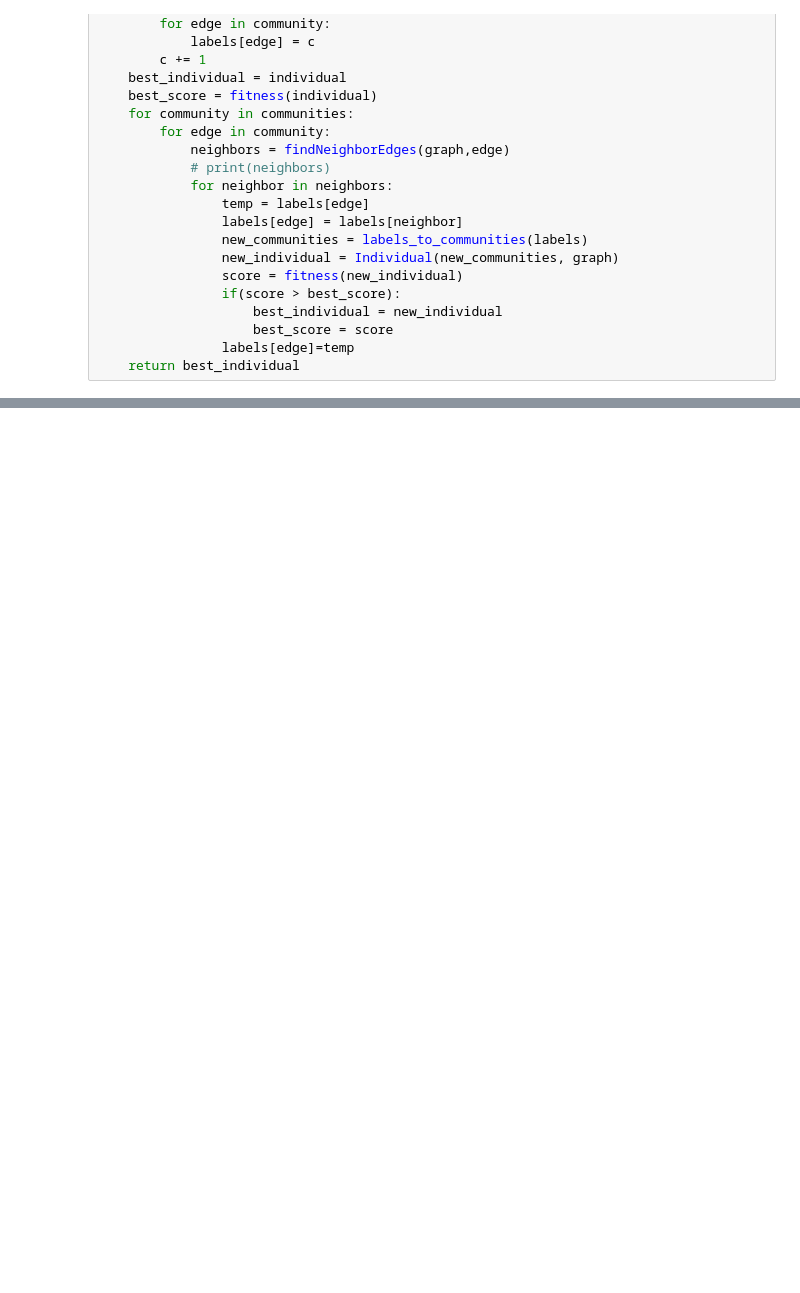
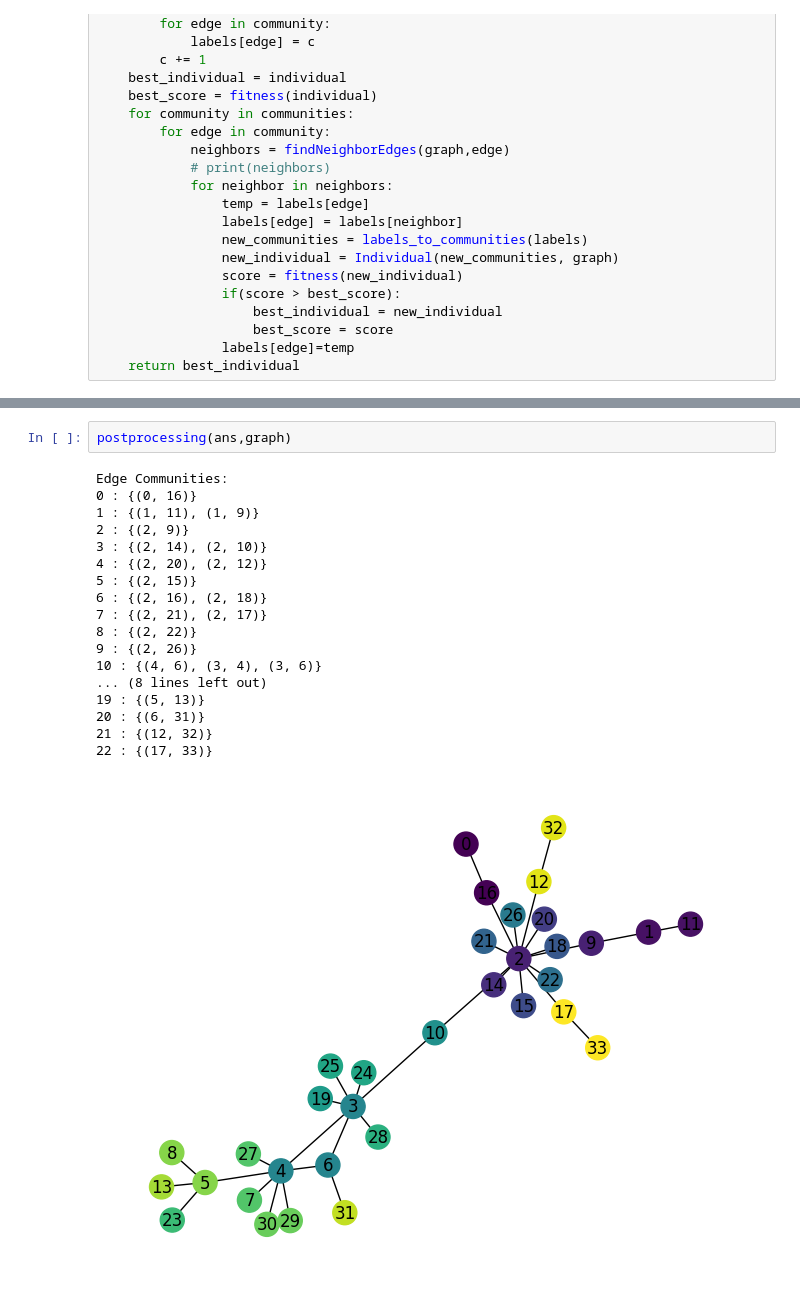
Before and after one commit to abuudarda/M-Link-a-link-clusteringmemetic-algorithm-for-overlapping-community-detection, a Jupyter notebook: main copy.ipynb, the cells around one changed output, grey strips where cells are left out. Drawn from its saved outputs; the diff is of its cells as text; blank space fills up the shorter version.

Commit message:
with visualization marechudi

```diff
--- a/main copy.ipynb
+++ b/main copy.ipynb
@@ -462,0 +505,21 @@ Gene: [(2, 16), (1, 11), (1, 9), (2, 14), (2, 12), (2, 10), (2, 9), (2, 15), (0,
+# %%
+postprocessing(ans,graph)
+# %% [output]
+Edge Communities:
+0 : {(0, 16)}
+1 : {(1, 11), (1, 9)}
+2 : {(2, 9)}
+3 : {(2, 14), (2, 10)}
+4 : {(2, 20), (2, 12)}
+5 : {(2, 15)}
+6 : {(2, 16), (2, 18)}
+7 : {(2, 21), (2, 17)}
+8 : {(2, 22)}
+9 : {(2, 26)}
+10 : {(4, 6), (3, 4), (3, 6)}
+... (8 lines left out)
+19 : {(5, 13)}
+20 : {(6, 31)}
+21 : {(12, 32)}
+22 : {(17, 33)}
+[figure, added]
```
Also changed, not shown: parts of 5 cells of this notebook.
